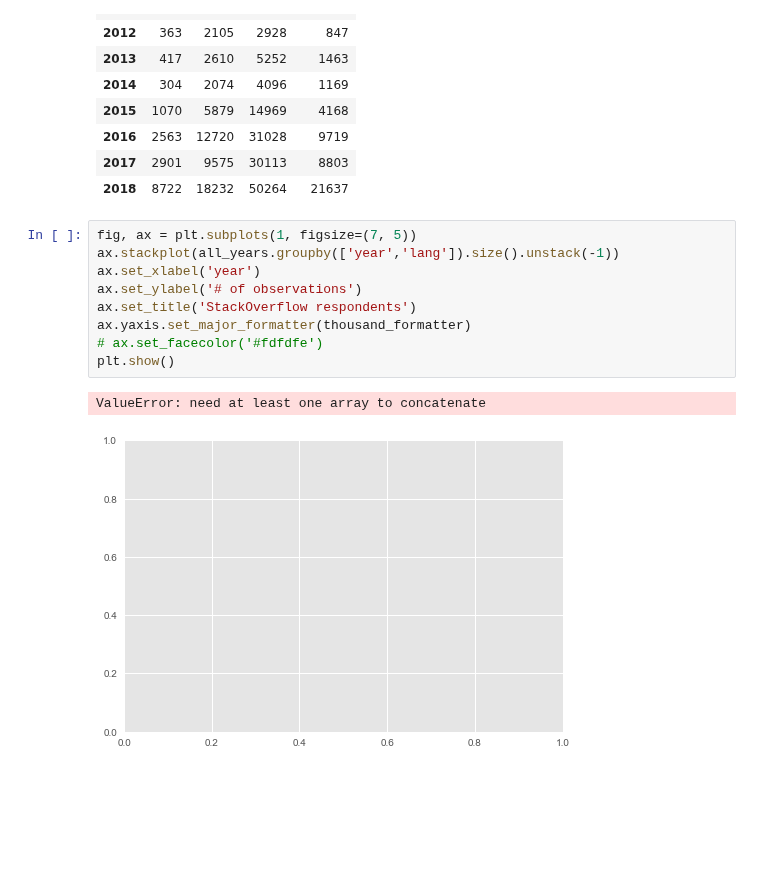
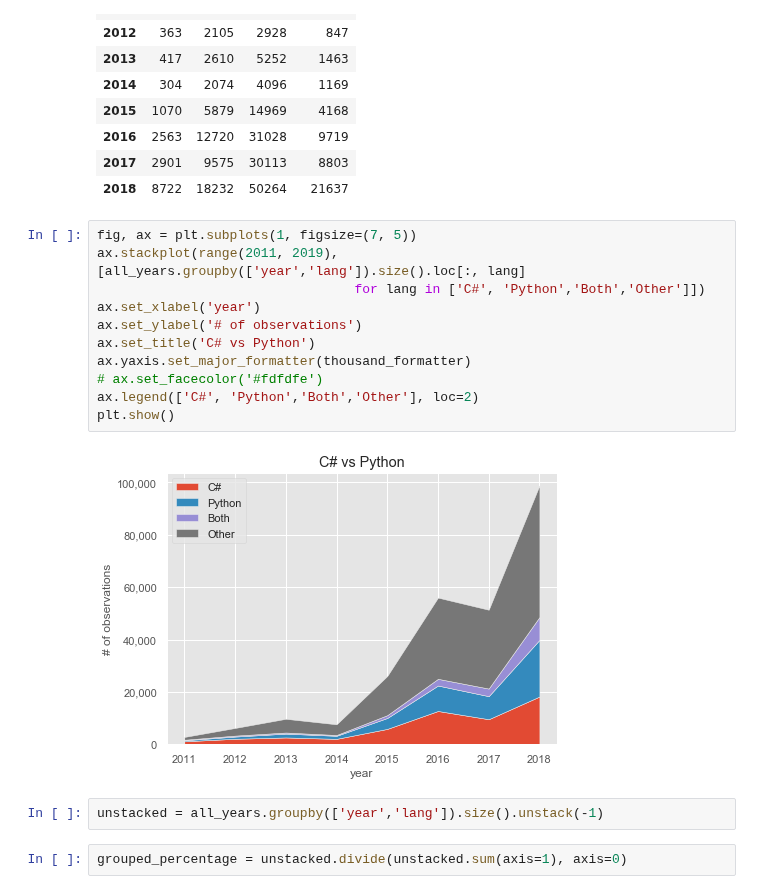
Before and after one commit to huli/the-transparent-coder, a Jupyter notebook: time_series.ipynb, the cells around one changed output. Cells and saved outputs as stored; diff of their text form; blank space fills up the shorter version.

Commit message:
Added stacked area chart

```diff
--- a/time_series.ipynb
+++ b/time_series.ipynb
@@ -66,13 +66,18 @@ all_years.groupby(['year','lang']).size().unstack(-1)
 | 2018 | 8722 | 18232 | 50264 | 21637 |
 # %%
 fig, ax = plt.subplots(1, figsize=(7, 5))
-ax.stackplot(all_years.groupby(['year','lang']).size().unstack(-1))
+ax.stackplot(range(2011, 2019), [all_years.groupby(['year','lang']).size().loc[:, lang]
+                                 for lang in ['C#', 'Python','Both','Other']])
 ax.set_xlabel('year')
 ax.set_ylabel('# of observations')
-ax.set_title('StackOverflow respondents')
+ax.set_title('C# vs Python')
 ax.yaxis.set_major_formatter(thousand_formatter)
 # ax.set_facecolor('#fdfdfe')
+ax.legend(['C#', 'Python','Both','Other'], loc=2)
 plt.show()
 # %% [output]
-ValueError: need at least one array to concatenate
-[figure, old version]
+[figure, new version]
+# %%
+unstacked = all_years.groupby(['year','lang']).size().unstack(-1)
+# %%
+grouped_percentage = unstacked.divide(unstacked.sum(axis=1), axis=0)
```
Also changed, not shown: parts of 1 cell of this notebook.
